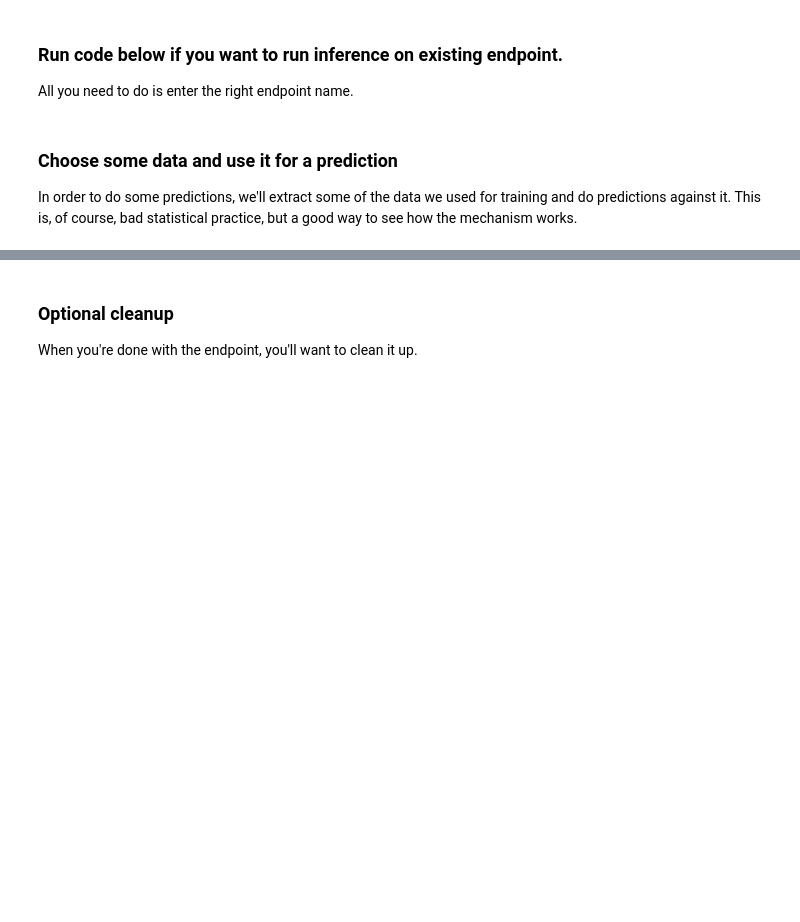
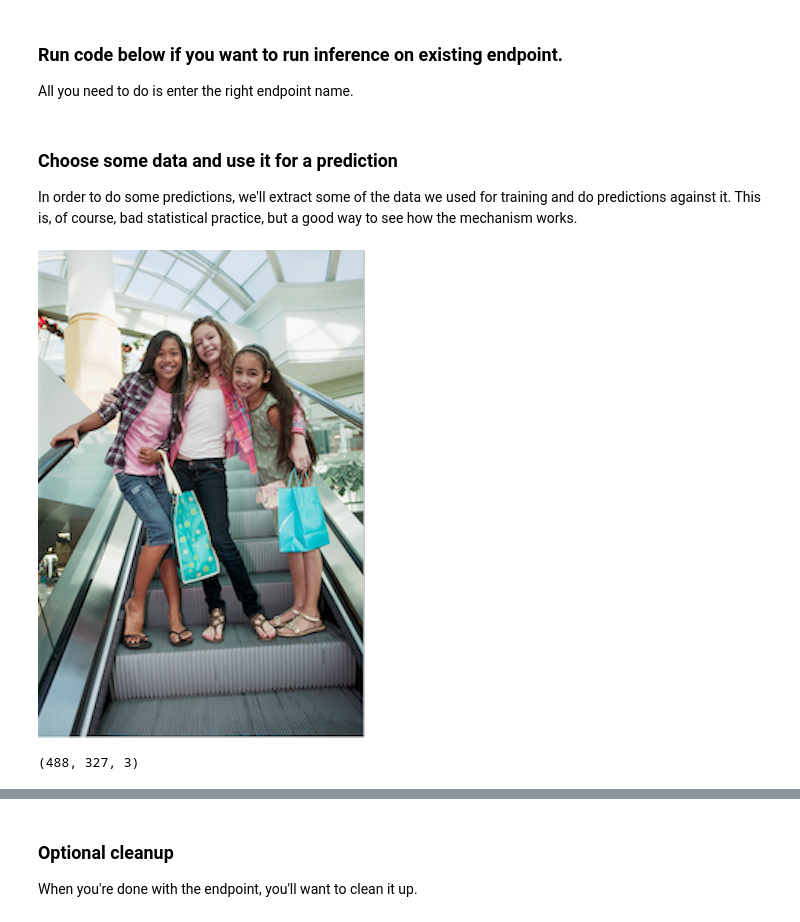
Before and after one commit to StoliRocks/mask-r-cnn-sagemaker, a Jupyter notebook: MaskRCNN_bring_your_own.ipynb, the cells around one changed output, grey strips where cells are left out. Cells and saved outputs as stored; diff of their text form; code cells hidden in the pictures; blank space fills up the shorter version.

Commit message:
use own test image and more

```diff
--- a/MaskRCNN_bring_your_own.ipynb
+++ b/MaskRCNN_bring_your_own.ipynb
@@ -337,11 +384,16 @@ In order to do some predictions, we'll extract some of the data we used for trai
 # %%
 from PIL import Image
 import numpy as np
 import pickle
-f = 'FudanPed00001-test.png'
+f = 't1.png'
 Image.open(f)
+# %% [output]
+[figure, added]
 # %%
 img = Image.open(f)
-img = np.array(img)# if want to pass as np array. This is optional.
+img = np.array(img)[:,:,0:3]# if want to pass as np array. This is optional.
+img.shape
+# %% [output]
+(488, 327, 3)
 # %%
 import json
```
Also changed, not shown: parts of 9 cells of this notebook, 2 other files.
